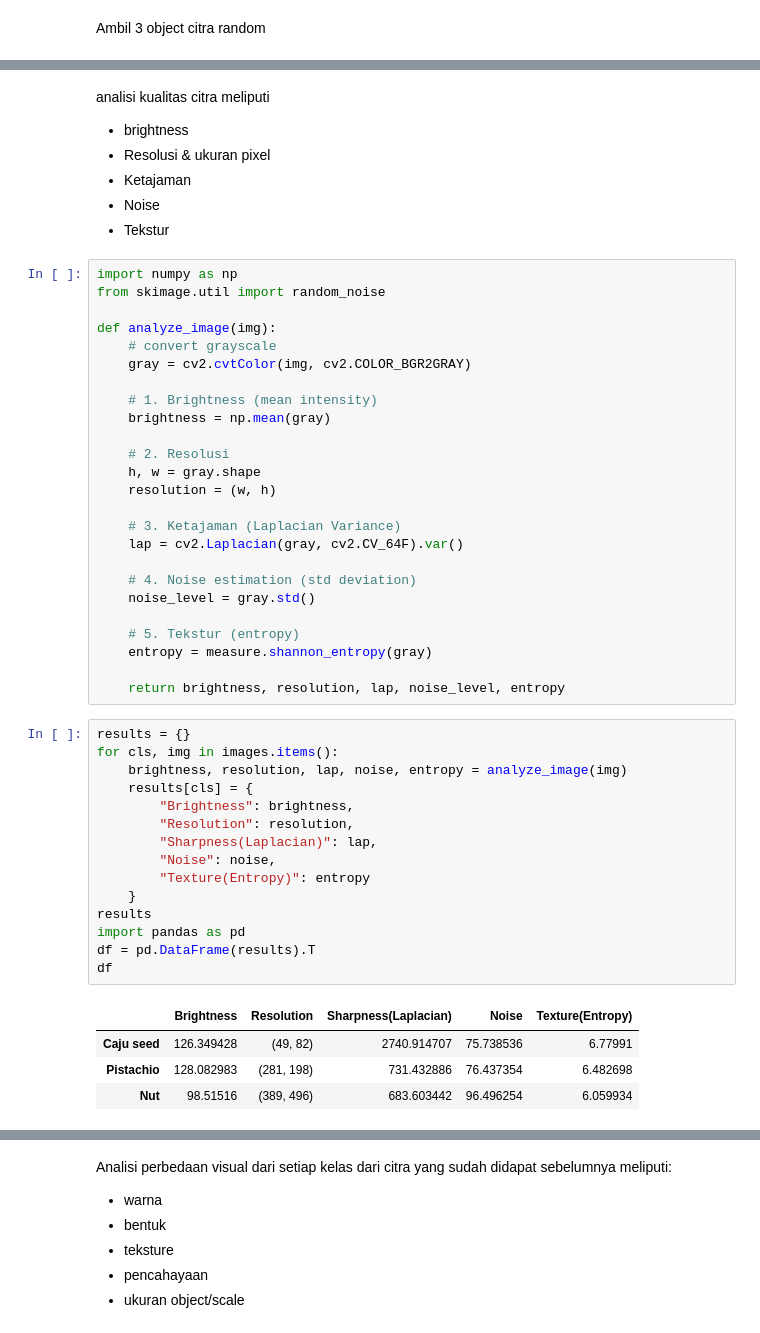
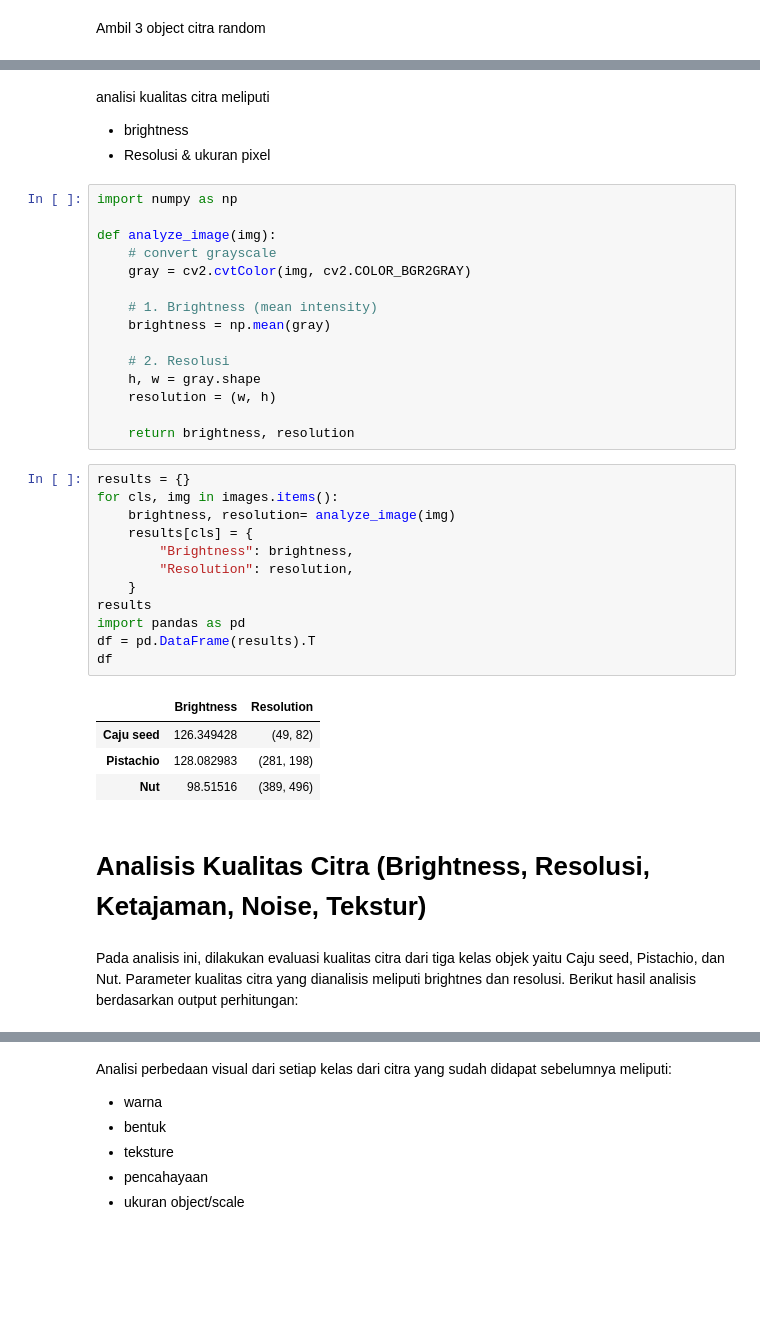
Before and after one commit to Amdzak/PCVK-Tugas-Kelompok, a Jupyter notebook: Tugas_Kelompok_PCVK_P12.ipynb, the cells around one changed output, grey strips where cells are left out. Drawn from its saved outputs; the diff is of its cells as text; blank space fills up the shorter version.

```diff
--- a/Tugas_Kelompok_PCVK_P12.ipynb
+++ b/Tugas_Kelompok_PCVK_P12.ipynb
@@ -173,12 +155,8 @@ analisi kualitas citra meliputi
 
 - brightness
 - Resolusi & ukuran pixel
-- Ketajaman
-- Noise
-- Tekstur
 # %%
 import numpy as np
-from skimage.util import random_noise
 
 def analyze_image(img):
     # convert grayscale
@@ -191,33 +169,25 @@ def analyze_image(img):
     h, w = gray.shape
     resolution = (w, h)
 
-    # 3. Ketajaman (Laplacian Variance)
-    lap = cv2.Laplacian(gray, cv2.CV_64F).var()
-
-    # 4. Noise estimation (std deviation)
-    noise_level = gray.std()
-
-    # 5. Tekstur (entropy)
-    entropy = measure.shannon_entropy(gray)
-
-    return brightness, resolution, lap, noise_level, entropy
+    return brightness, resolution
 # %%
 results = {}
 for cls, img in images.items():
-    brightness, resolution, lap, noise, entropy = analyze_image(img)
+    brightness, resolution= analyze_image(img)
     results[cls] = {
         "Brightness": brightness,
         "Resolution": resolution,
-        "Sharpness(Laplacian)": lap,
-        "Noise": noise,
-        "Texture(Entropy)": entropy
     }
 results
 import pandas as pd
 df = pd.DataFrame(results).T
 df
 # %% [output]
-|  | Brightness | Resolution | Sharpness(Laplacian) | Noise | Texture(Entropy) |
-| Caju seed | 126.349428 | (49, 82) | 2740.914707 | 75.738536 | 6.77991 |
-| Pistachio | 128.082983 | (281, 198) | 731.432886 | 76.437354 | 6.482698 |
-| Nut | 98.51516 | (389, 496) | 683.603442 | 96.496254 | 6.059934 |
+|  | Brightness | Resolution |
+| Caju seed | 126.349428 | (49, 82) |
+| Pistachio | 128.082983 | (281, 198) |
+| Nut | 98.51516 | (389, 496) |
+# %% [markdown]
+# **Analisis Kualitas Citra (Brightness, Resolusi, Ketajaman, Noise, Tekstur)**
+# %% [markdown]
+Pada analisis ini, dilakukan evaluasi kualitas citra dari tiga kelas objek yaitu Caju seed, Pistachio, dan Nut. Parameter kualitas citra yang dianalisis meliputi brightnes dan resolusi. Berikut hasil analisis berdasarkan output perhitungan:
```
Also changed, not shown: parts of 12 cells of this notebook.
